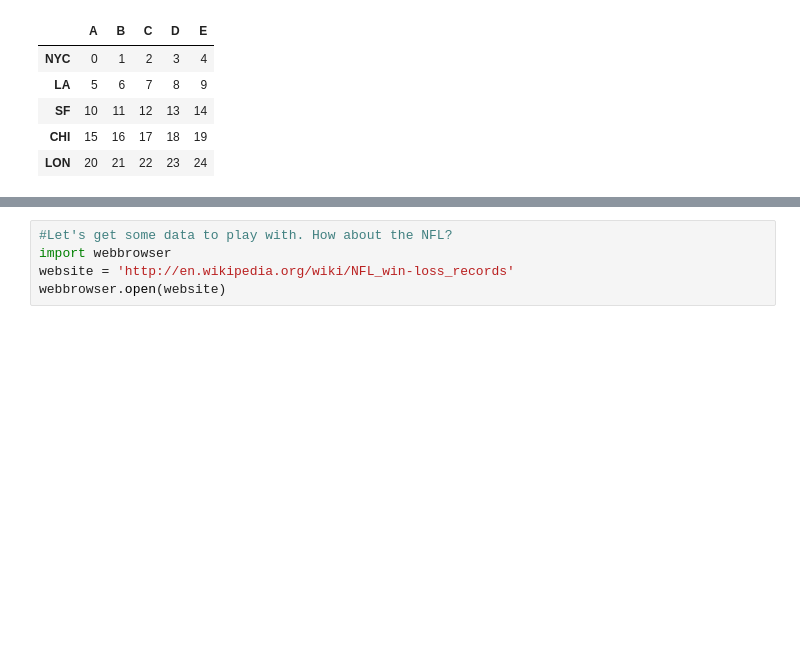
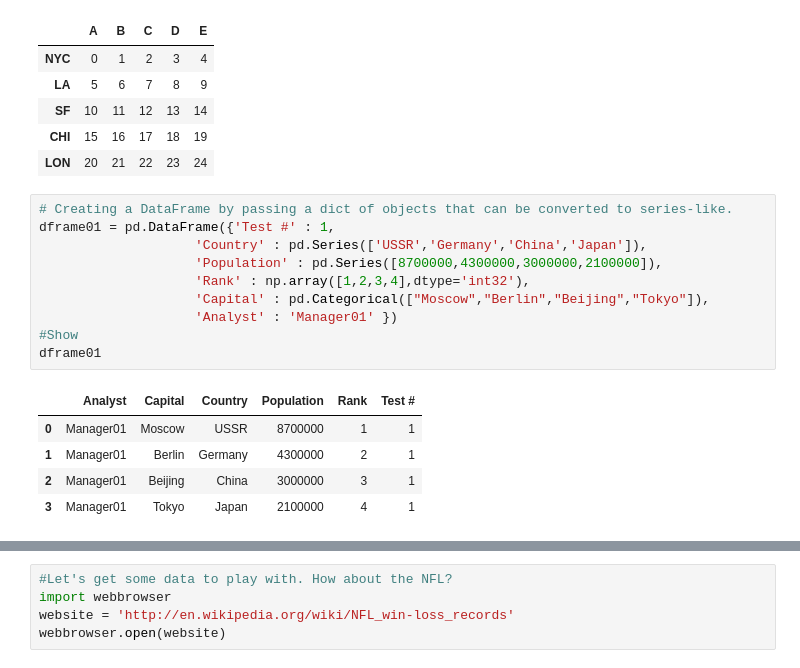
Before and after one commit to edwardsjas/Udemy, a Jupyter notebook: Python_Notes/JE Notes 04 - DataFrames.ipynb, the cells around one changed output, grey strips where cells are left out. Saved outputs shown, nothing was run; the diff lists cells and outputs as text; blank space fills up the shorter version.

```diff
--- a/Python_Notes/JE Notes 04 - DataFrames.ipynb
+++ b/Python_Notes/JE Notes 04 - DataFrames.ipynb
@@ -77,3 +77,19 @@ dframe4
 | SF | 10 | 11 | 12 | 13 | 14 |
 | CHI | 15 | 16 | 17 | 18 | 19 |
 | LON | 20 | 21 | 22 | 23 | 24 |
+# %%
+# Creating a DataFrame by passing a dict of objects that can be converted to series-like.
+dframe01 = pd.DataFrame({'Test #' : 1,
+                    'Country' : pd.Series(['USSR','Germany','China','Japan']),
+                    'Population' : pd.Series([8700000,4300000,3000000,2100000]),
+                    'Rank' : np.array([1,2,3,4],dtype='int32'),
+                    'Capital' : pd.Categorical(["Moscow","Berlin","Beijing","Tokyo"]),
+                    'Analyst' : 'Manager01' })
+#Show
+dframe01
+# %% [output]
+|  | Analyst | Capital | Country | Population | Rank | Test # |
+| 0 | Manager01 | Moscow | USSR | 8700000 | 1 | 1 |
+| 1 | Manager01 | Berlin | Germany | 4300000 | 2 | 1 |
+| 2 | Manager01 | Beijing | China | 3000000 | 3 | 1 |
+| 3 | Manager01 | Tokyo | Japan | 2100000 | 4 | 1 |
```
Also changed, not shown: parts of 5 cells of this notebook.
